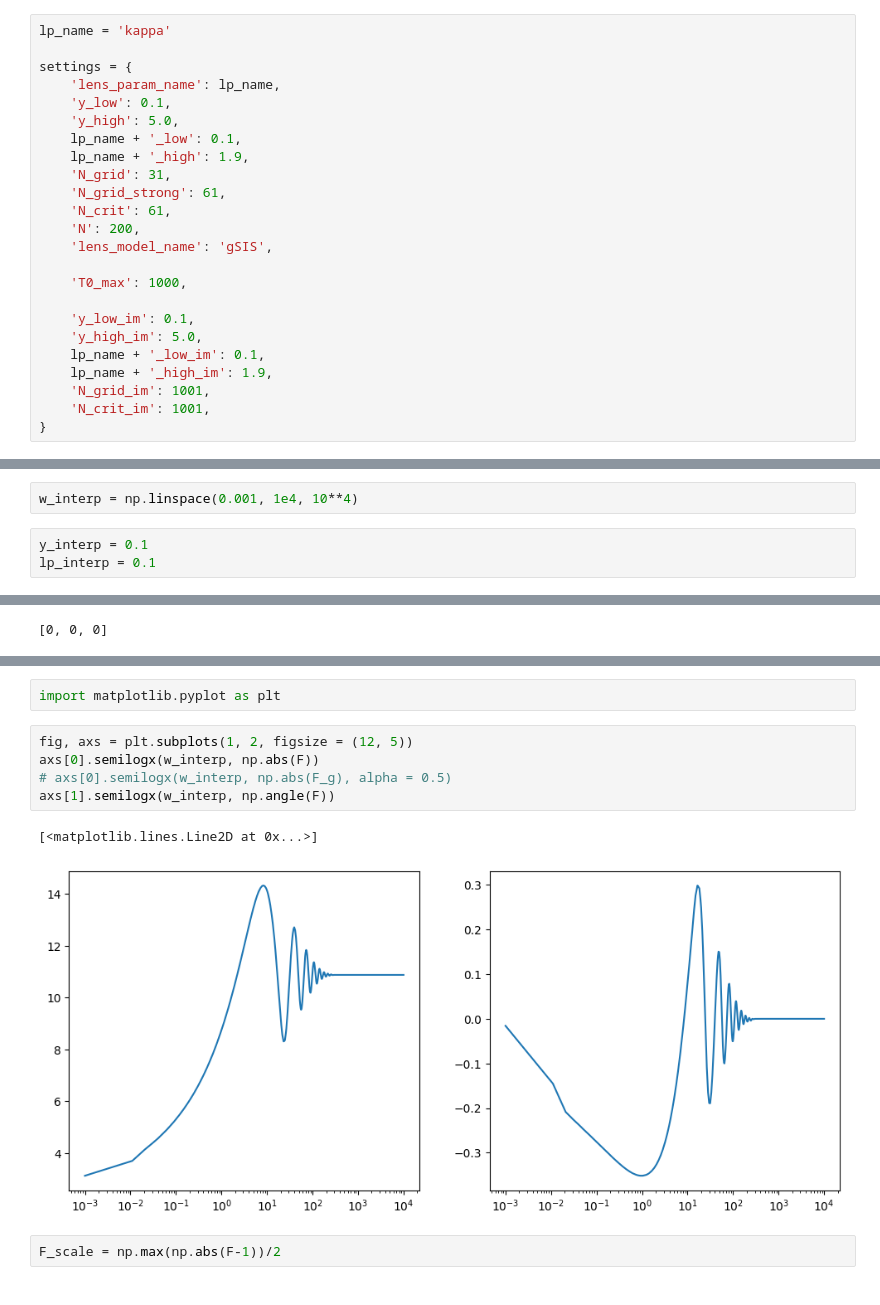
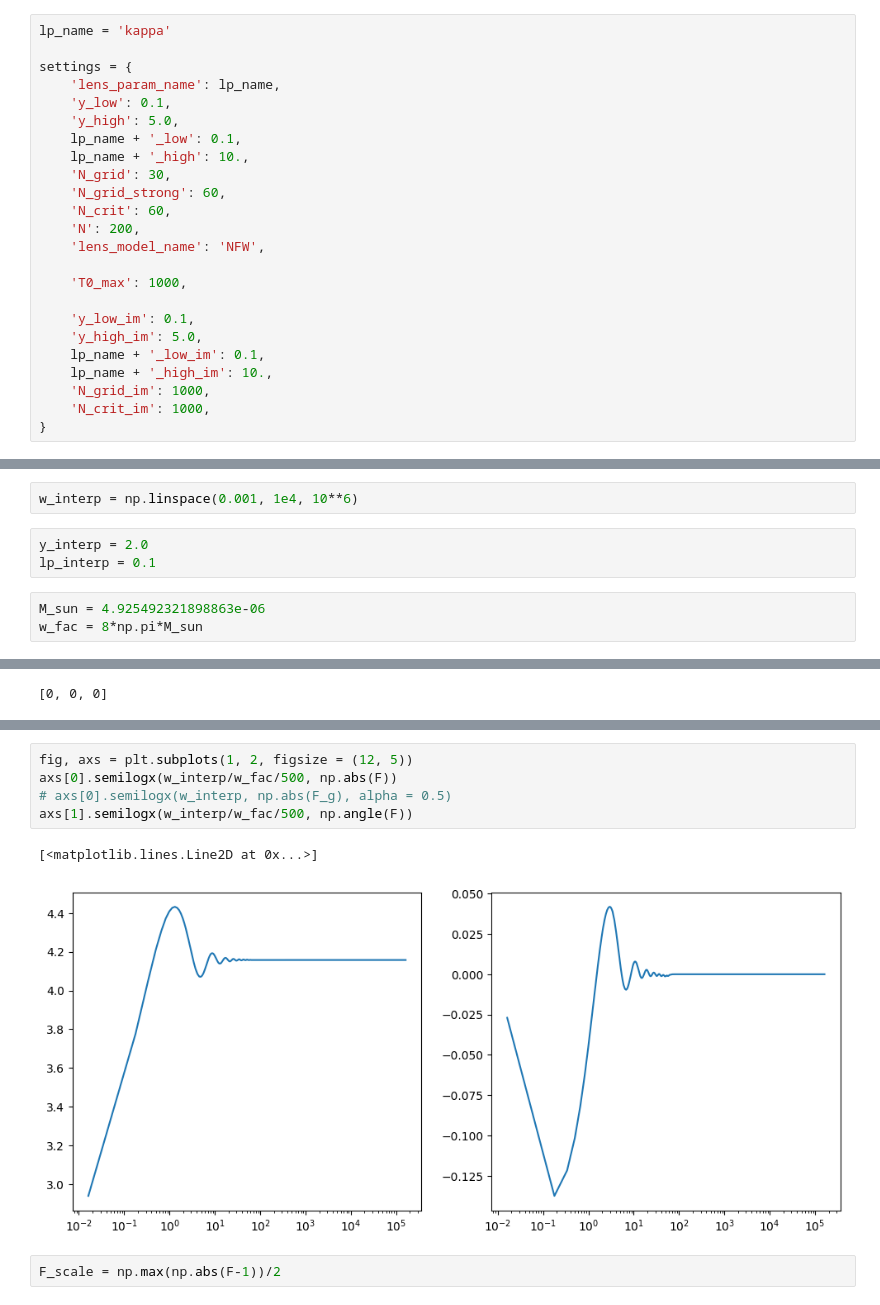
Before and after one commit to mhycheung/glworia, a Jupyter notebook: load_interp_simple.ipynb, the cells around one changed output, grey strips where cells are left out. Drawn from its saved outputs; the diff is of its cells as text.

```diff
--- a/load_interp_simple.ipynb
+++ b/load_interp_simple.ipynb
@@ -14,19 +22,19 @@ settings = {
     'y_low': 0.1,
     'y_high': 5.0,
     lp_name + '_low': 0.1,
-    lp_name + '_high': 1.9,
-    'N_grid': 31,
-    'N_grid_strong': 61,
-    'N_crit': 61,
+    lp_name + '_high': 10.,
+    'N_grid': 30,
+    'N_grid_strong': 60,
+    'N_crit': 60,
     'N': 200,
-    'lens_model_name': 'gSIS',
+    'lens_model_name': 'NFW',
 
     'T0_max': 1000,
 
     'y_low_im': 0.1,
     'y_high_im': 5.0,
     lp_name + '_low_im': 0.1,
-    lp_name + '_high_im': 1.9,
-    'N_grid_im': 1001,
-    'N_crit_im': 1001,
+    lp_name + '_high_im': 10.,
+    'N_grid_im': 1000,
+    'N_crit_im': 1000,
 }
@@ -43,8 +137,11 @@ interpolators = load_interpolators('./interpolation', **settings)
 # %%
-w_interp = np.linspace(0.001, 1e4, 10**4)
+w_interp = np.linspace(0.001, 1e4, 10**6)
 # %%
-y_interp = 0.1
+y_interp = 2.0
 lp_interp = 0.1
+# %%
+M_sun = 4.925492321898863e-06
+w_fac = 8*np.pi*M_sun
 # %%
 F, F_g, partitions, T_im, mu_im, u0, u1, u2, u3, um = F_interp(w_interp, y_interp, lp_interp, interpolators, settings,
              return_geom = True,
@@ -71,13 +168,11 @@ array([ 3.12701484-0.0486247j ,  3.66341729-0.53487215j,
-# %%
-import matplotlib.pyplot as plt
 # %%
 fig, axs = plt.subplots(1, 2, figsize = (12, 5))
-axs[0].semilogx(w_interp, np.abs(F))
+axs[0].semilogx(w_interp/w_fac/500, np.abs(F))
 # axs[0].semilogx(w_interp, np.abs(F_g), alpha = 0.5)
-axs[1].semilogx(w_interp, np.angle(F))
+axs[1].semilogx(w_interp/w_fac/500, np.angle(F))
 # %% [output]
 [<matplotlib.lines.Line2D at 0x...>]
-[figure, old version]
+[figure, new version]
 # %%
 F_scale = np.max(np.abs(F-1))/2
 # %%
```
Also changed, not shown: parts of 18 cells of this notebook, 2 other files.
